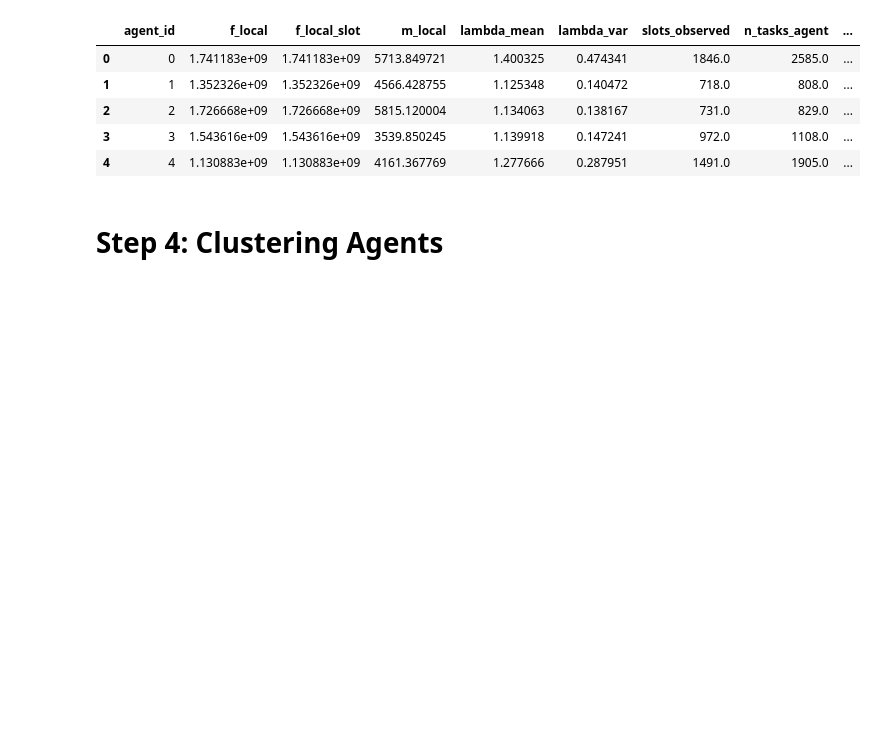
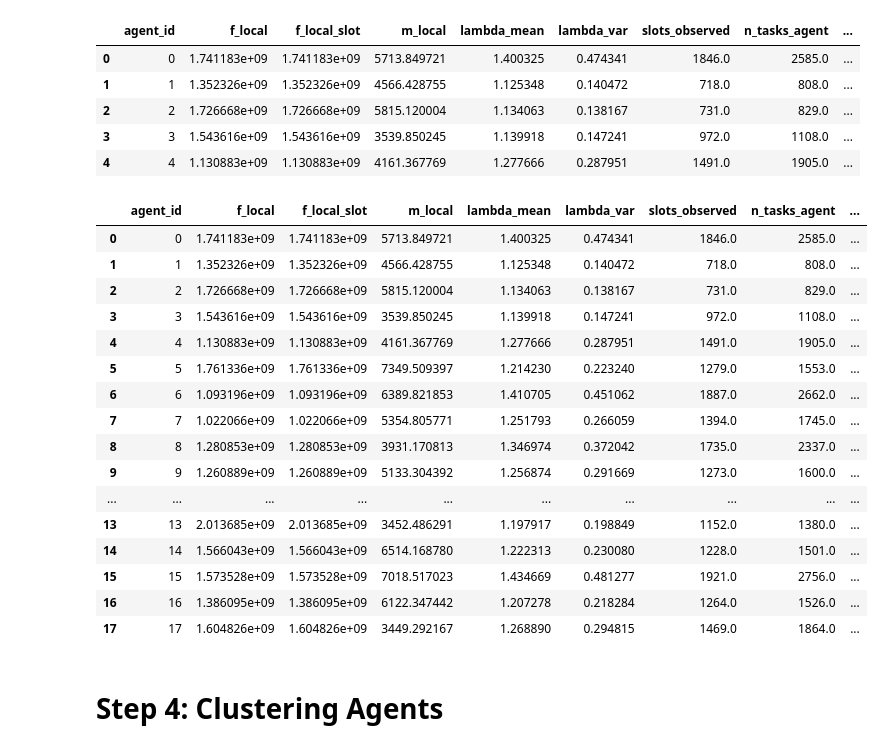
Before and after one commit to niusha-yaghini/Clustering-based-MARL-Offloading-in-Edge-Computing, a Jupyter notebook: Algorithm/Algorithm.ipynb, the cells around one changed output. Saved outputs shown, nothing was run; the diff lists cells and outputs as text; code cells hidden in the pictures; blank space fills up the shorter version.

```diff
--- a/Algorithm/Algorithm.ipynb
+++ b/Algorithm/Algorithm.ipynb
@@ -2114,6 +2114,26 @@ display(env_configs["ep_000"]["clustered"]["heavy"]["agent_profiles"].head())
 | 2 | 2 | 1.726668e+09 | 1.726668e+09 | 5815.120004 | 1.134063 | 0.138167 | 731.0 | 829.0 | ... |
 | 3 | 3 | 1.543616e+09 | 1.543616e+09 | 3539.850245 | 1.139918 | 0.147241 | 972.0 | 1108.0 | ... |
 | 4 | 4 | 1.130883e+09 | 1.130883e+09 | 4161.367769 | 1.277666 | 0.287951 | 1491.0 | 1905.0 | ... |
+# %%
+display(env_configs["ep_000"]["clustered"]["heavy"]["agent_profiles"].head(50))
+# %% [output]
+|  | agent_id | f_local | f_local_slot | m_local | lambda_mean | lambda_var | slots_observed | n_tasks_agent | ... |
+| 0 | 0 | 1.741183e+09 | 1.741183e+09 | 5713.849721 | 1.400325 | 0.474341 | 1846.0 | 2585.0 | ... |
+| 1 | 1 | 1.352326e+09 | 1.352326e+09 | 4566.428755 | 1.125348 | 0.140472 | 718.0 | 808.0 | ... |
+| 2 | 2 | 1.726668e+09 | 1.726668e+09 | 5815.120004 | 1.134063 | 0.138167 | 731.0 | 829.0 | ... |
+| 3 | 3 | 1.543616e+09 | 1.543616e+09 | 3539.850245 | 1.139918 | 0.147241 | 972.0 | 1108.0 | ... |
+| 4 | 4 | 1.130883e+09 | 1.130883e+09 | 4161.367769 | 1.277666 | 0.287951 | 1491.0 | 1905.0 | ... |
+| 5 | 5 | 1.761336e+09 | 1.761336e+09 | 7349.509397 | 1.214230 | 0.223240 | 1279.0 | 1553.0 | ... |
+| 6 | 6 | 1.093196e+09 | 1.093196e+09 | 6389.821853 | 1.410705 | 0.451062 | 1887.0 | 2662.0 | ... |
+| 7 | 7 | 1.022066e+09 | 1.022066e+09 | 5354.805771 | 1.251793 | 0.266059 | 1394.0 | 1745.0 | ... |
+| 8 | 8 | 1.280853e+09 | 1.280853e+09 | 3931.170813 | 1.346974 | 0.372042 | 1735.0 | 2337.0 | ... |
+| 9 | 9 | 1.260889e+09 | 1.260889e+09 | 5133.304392 | 1.256874 | 0.291669 | 1273.0 | 1600.0 | ... |
+| ... | ... | ... | ... | ... | ... | ... | ... | ... | ... |
+| 13 | 13 | 2.013685e+09 | 2.013685e+09 | 3452.486291 | 1.197917 | 0.198849 | 1152.0 | 1380.0 | ... |
+| 14 | 14 | 1.566043e+09 | 1.566043e+09 | 6514.168780 | 1.222313 | 0.230080 | 1228.0 | 1501.0 | ... |
+| 15 | 15 | 1.573528e+09 | 1.573528e+09 | 7018.517023 | 1.434669 | 0.481277 | 1921.0 | 2756.0 | ... |
+| 16 | 16 | 1.386095e+09 | 1.386095e+09 | 6122.347442 | 1.207278 | 0.218284 | 1264.0 | 1526.0 | ... |
+| 17 | 17 | 1.604826e+09 | 1.604826e+09 | 3449.292167 | 1.268890 | 0.294815 | 1469.0 | 1864.0 | ... |
 # %% [markdown]
 <h1> Step 4: Clustering Agents </h1>
 # %% [markdown]
```
Also changed, not shown: parts of 7 cells of this notebook, 9 other files.
